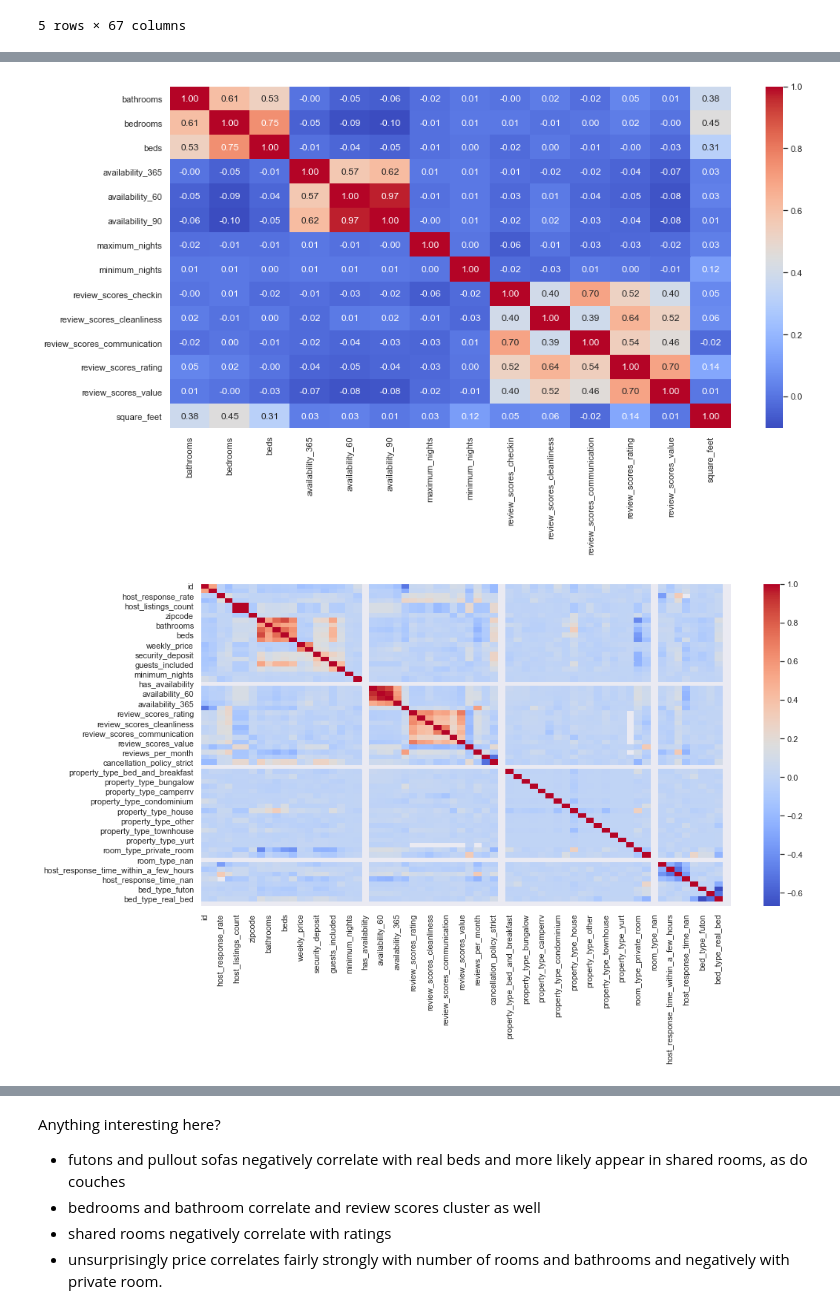
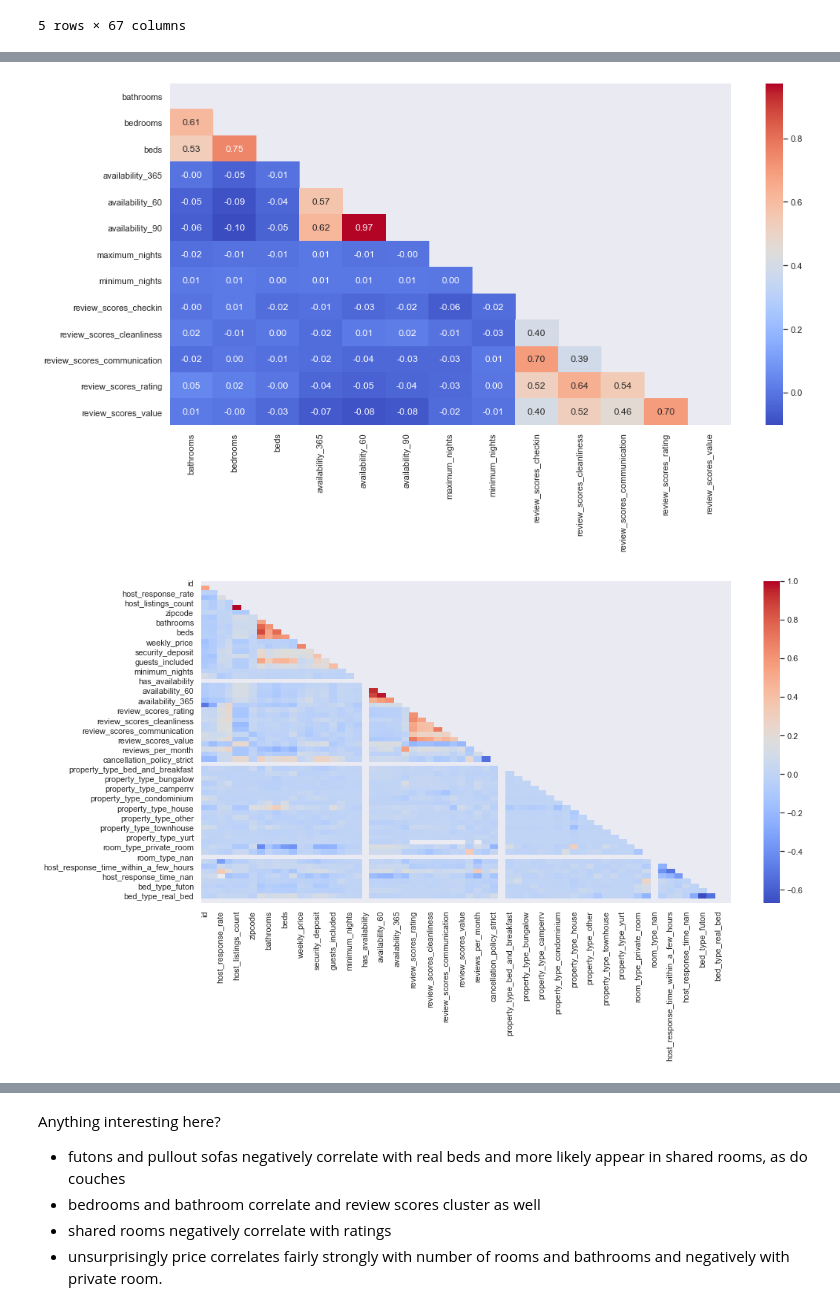
Before and after one commit to cherrde/data-scientist-project-1, a Jupyter notebook: data-scientist-project-1.ipynb, the cells around one changed output, grey strips where cells are left out. Drawn from its saved outputs; the diff is of its cells as text; code cells hidden in the pictures.

```diff
--- a/data-scientist-project-1.ipynb
+++ b/data-scientist-project-1.ipynb
@@ -408,10 +411,11 @@ df_listings_num = df_listings[['bathrooms','price','bedrooms', 'beds', 'availabi
 # df_listings_num = df_listings[[num_vars]]
 # %%
 sns.set(rc = {'figure.figsize':(16,8)})
+mask = np.triu(np.ones_like(df_listings_num.corr(), dtype=np.bool))
 
-sns.heatmap(df_listings_num.corr(), annot=True, fmt='.2f', cmap='coolwarm');
+sns.heatmap(df_listings_num.corr(), annot=True, fmt='.2f', mask=mask, cmap='coolwarm');
 # %% [output]
-[figure, old version]
+[figure, new version]
 # %%
 # Let's compare filling na's with the mean with not filling
 
@@ -424,9 +428,10 @@ df_fillna = df_listings_cleansed2.apply(lambda x: x.fillna(x.mean()),axis=0)
 # property types
 
 sns.set(rc = {'figure.figsize':(16,8)})
+mask = np.triu(np.ones_like(df_listings_cleansed.corr(), dtype=np.bool))
 
-sns.heatmap(df_listings_cleansed.corr(),cmap='coolwarm');
+sns.heatmap(df_listings_cleansed.corr(), mask=mask, cmap='coolwarm');
 # %% [output]
-[figure, old version]
+[figure, new version]
 # %%
 # Using the filled na's dataframe do we see much different from the non-filled? It really doesn't appear so.
```
Also changed, not shown: parts of 30 cells of this notebook.
